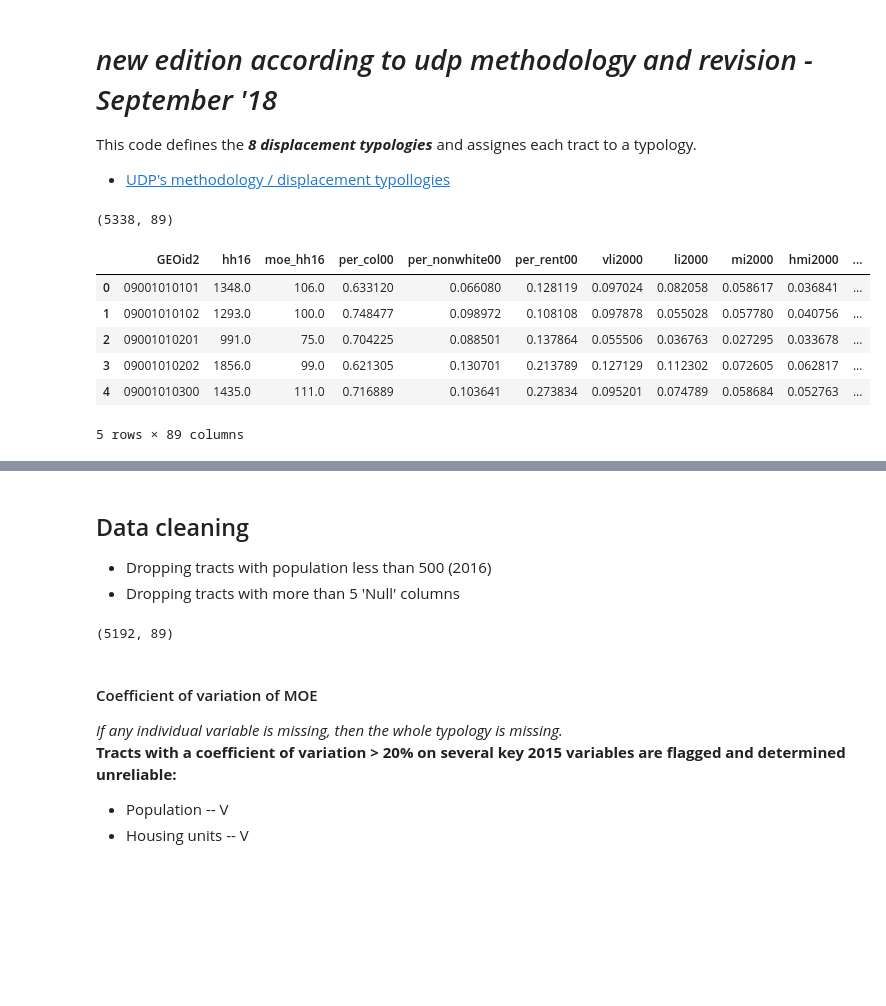
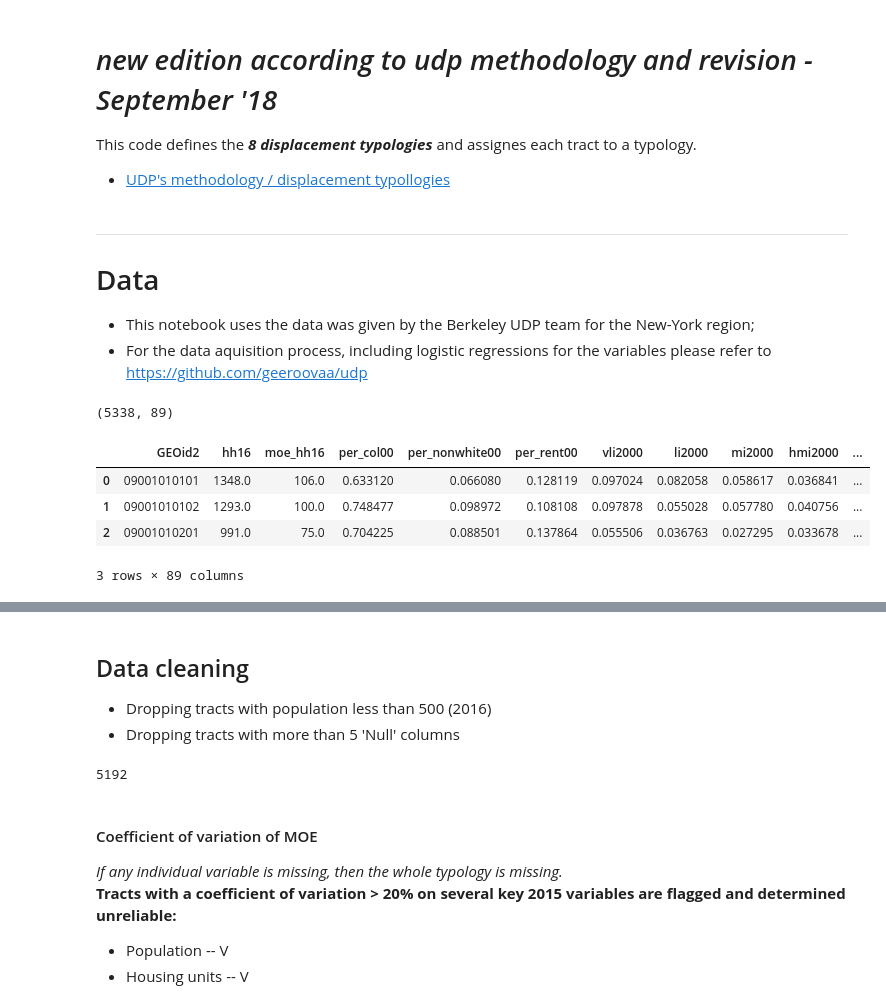
Before and after one commit to danachermesh/udpny, a Jupyter notebook: UDPNY_RevisedTypologies_sep18.ipynb, the cells around one changed output, grey strips where cells are left out. Saved outputs shown, nothing was run; the diff lists cells and outputs as text; code cells hidden in the pictures; blank space fills up the shorter version.

Commit message:
revised notebook 100318

```diff
--- a/UDPNY_RevisedTypologies_sep18.ipynb
+++ b/UDPNY_RevisedTypologies_sep18.ipynb
@@ -11,19 +11,22 @@ sns.set_style('whitegrid')
 This code defines the _**8 displacement typologies**_ and assignes each tract to a typology.
 
 - [UDP's methodology / displacement typollogies](https://drive.google.com/file/d/1nwOoVItI5RLLILrFpbTRoXbrjIohnSPY/view)
+# %% [markdown]
+---
+# Data
+- This notebook uses the data was given by the Berkeley UDP team for the New-York region;
+- For the data aquisition process, including logistic regressions for the variables please refer to https://github.com/geeroovaa/udp
 # %%
 data = pd.read_stata("UDP_NYC_Variables.dta")
 print(data.shape)
-data.head()
+data.head(3)
 # %% [output]
 (5338, 89)
 |  | GEOid2 | hh16 | moe_hh16 | per_col00 | per_nonwhite00 | per_rent00 | vli2000 | li2000 | mi2000 | hmi2000 | ... |
 | 0 | 09001010101 | 1348.0 | 106.0 | 0.633120 | 0.066080 | 0.128119 | 0.097024 | 0.082058 | 0.058617 | 0.036841 | ... |
 | 1 | 09001010102 | 1293.0 | 100.0 | 0.748477 | 0.098972 | 0.108108 | 0.097878 | 0.055028 | 0.057780 | 0.040756 | ... |
 | 2 | 09001010201 | 991.0 | 75.0 | 0.704225 | 0.088501 | 0.137864 | 0.055506 | 0.036763 | 0.027295 | 0.033678 | ... |
-| 3 | 09001010202 | 1856.0 | 99.0 | 0.621305 | 0.130701 | 0.213789 | 0.127129 | 0.112302 | 0.072605 | 0.062817 | ... |
-| 4 | 09001010300 | 1435.0 | 111.0 | 0.716889 | 0.103641 | 0.273834 | 0.095201 | 0.074789 | 0.058684 | 0.052763 | ... |
-5 rows × 89 columns
+3 rows × 89 columns
 # %%
 list(data.columns)
 # %% [output]
@@ -54,9 +57,10 @@ data = data[data['pop16'] > 500]
 # Dropping tracts with more than 5 'Null' columns
 data = data[data.isnull().sum(axis=1) <= 5]
 
-data.shape
+alldata = data.shape[0]
+alldata
 # %% [output]
-(5192, 89)
+5192
 # %% [markdown]
 #### Coefficient of variation of MOE
   _If any individual variable is missing, then the whole typology is missing._<br>
```
Also changed, not shown: parts of 95 cells of this notebook, 7 other files.
